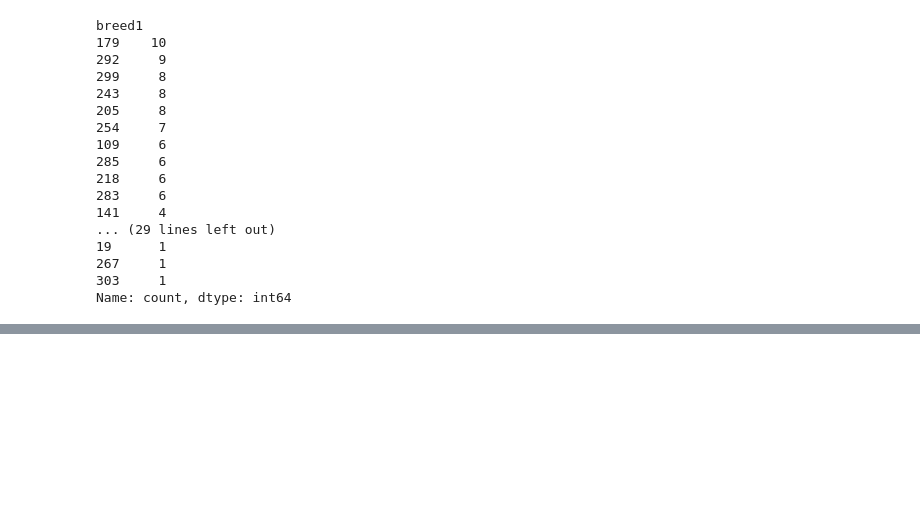
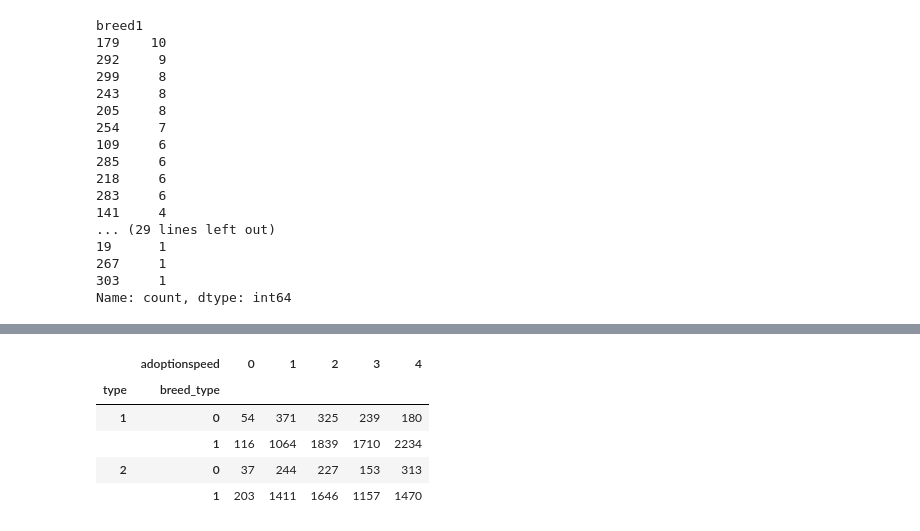
Before and after one commit to LanaCasselmann/ds_capstone_pet_adoptability, a Jupyter notebook: notebooks/pet_eda.ipynb, the cells around one changed output, grey strips where cells are left out. Cells and saved outputs as stored; diff of their text form; code cells hidden in the pictures; blank space fills up the shorter version.

```diff
--- a/notebooks/pet_eda.ipynb
+++ b/notebooks/pet_eda.ipynb
@@ -255,0 +284,9 @@ Name: count, dtype: int64
+# %%
+pd.crosstab([df_dropped.type, df_dropped.breed_type], df_dropped.adoptionspeed) #normalize='index')
+# %% [output]
+|  | adoptionspeed | 0 | 1 | 2 | 3 | 4 |
+| type | breed_type |  |  |  |  |  |
+| 1 | 0 | 54 | 371 | 325 | 239 | 180 |
+|  | 1 | 116 | 1064 | 1839 | 1710 | 2234 |
+| 2 | 0 | 37 | 244 | 227 | 153 | 313 |
+|  | 1 | 203 | 1411 | 1646 | 1157 | 1470 |
```
Also changed, not shown: parts of 12 cells of this notebook.
